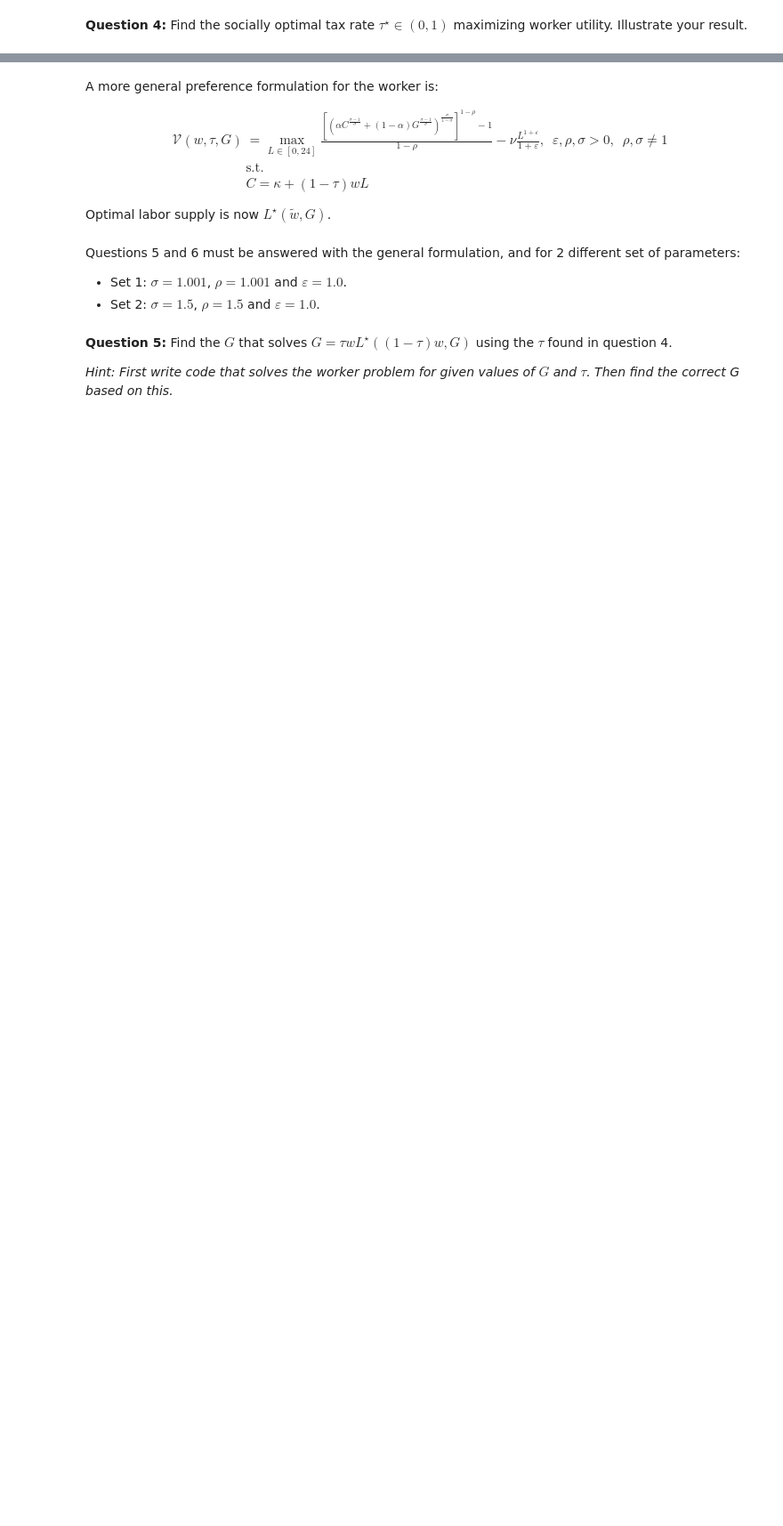
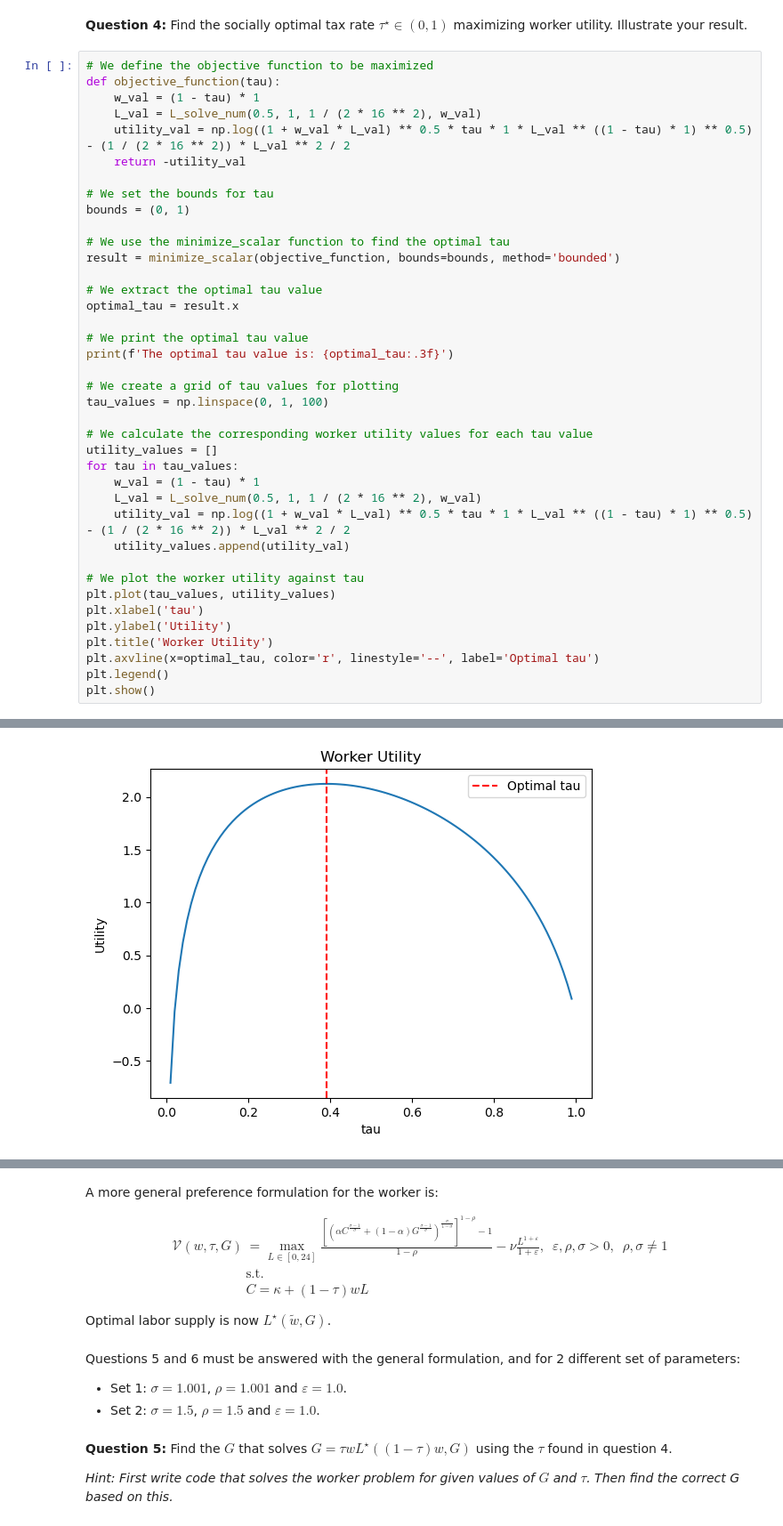
Before and after one commit to NumEconCopenhagen/projects-2023-joost-adam-og-frederik, a Jupyter notebook: examproject/Exam-2023-notebook.ipynb, the cells around one changed output, grey strips where cells are left out. Shown at 89% size. Drawn from its saved outputs; the diff is of its cells as text; blank space fills up the shorter version.

```diff
--- a/examproject/Exam-2023-notebook.ipynb
+++ b/examproject/Exam-2023-notebook.ipynb
@@ -196,2 +211,42 @@ plt.show()
 # %% [markdown]
 **Question 4:** Find the socially optimal tax rate $\tau^{\star}\in(0,1)$ maximizing worker utility. Illustrate your result.
+# %%
+# We define the objective function to be maximized
+def objective_function(tau):
+    w_val = (1 - tau) * 1
+    L_val = L_solve_num(0.5, 1, 1 / (2 * 16 ** 2), w_val)
+    utility_val = np.log((1 + w_val * L_val) ** 0.5 * tau * 1 * L_val ** ((1 - tau) * 1) ** 0.5) - (1 / (2 * 16 ** 2)) * L_val ** 2 / 2
+    return -utility_val
+
+# We set the bounds for tau
+bounds = (0, 1)
+
+# We use the minimize_scalar function to find the optimal tau
+result = minimize_scalar(objective_function, bounds=bounds, method='bounded')
+
+# We extract the optimal tau value
+optimal_tau = result.x
+
+# We print the optimal tau value
+print(f'The optimal tau value is: {optimal_tau:.3f}')
+
+# We create a grid of tau values for plotting
+tau_values = np.linspace(0, 1, 100)
+
+# We calculate the corresponding worker utility values for each tau value
+utility_values = []
+for tau in tau_values:
+    w_val = (1 - tau) * 1
+    L_val = L_solve_num(0.5, 1, 1 / (2 * 16 ** 2), w_val)
+    utility_val = np.log((1 + w_val * L_val) ** 0.5 * tau * 1 * L_val ** ((1 - tau) * 1) ** 0.5) - (1 / (2 * 16 ** 2)) * L_val ** 2 / 2
+    utility_values.append(utility_val)
+
+# We plot the worker utility against tau
+plt.plot(tau_values, utility_values)
+plt.xlabel('tau')
+plt.ylabel('Utility')
+plt.title('Worker Utility')
+plt.axvline(x=optimal_tau, color='r', linestyle='--', label='Optimal tau')
+plt.legend()
+plt.show()
+# %% [output]
@@ -197,0 +254 @@ plt.show()
+[figure, added]
```
Also changed, not shown: parts of 15 cells of this notebook.
